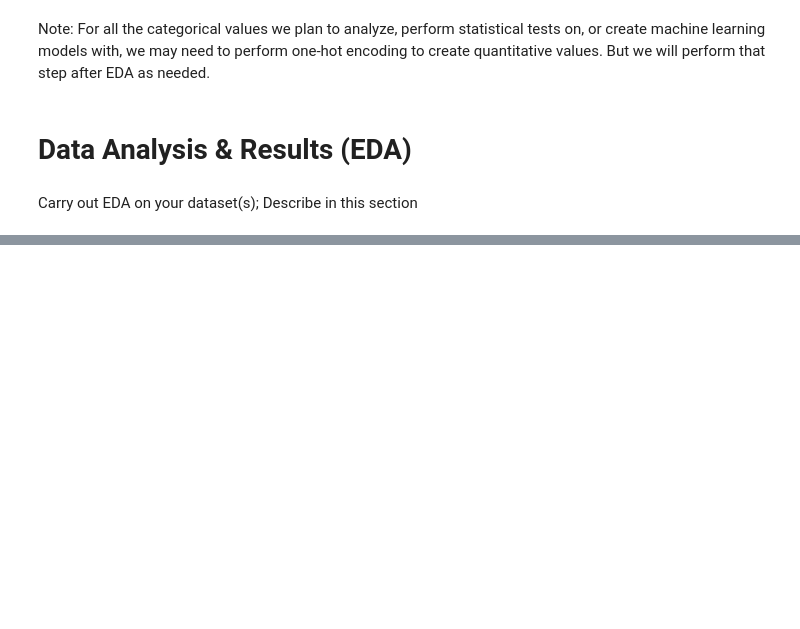
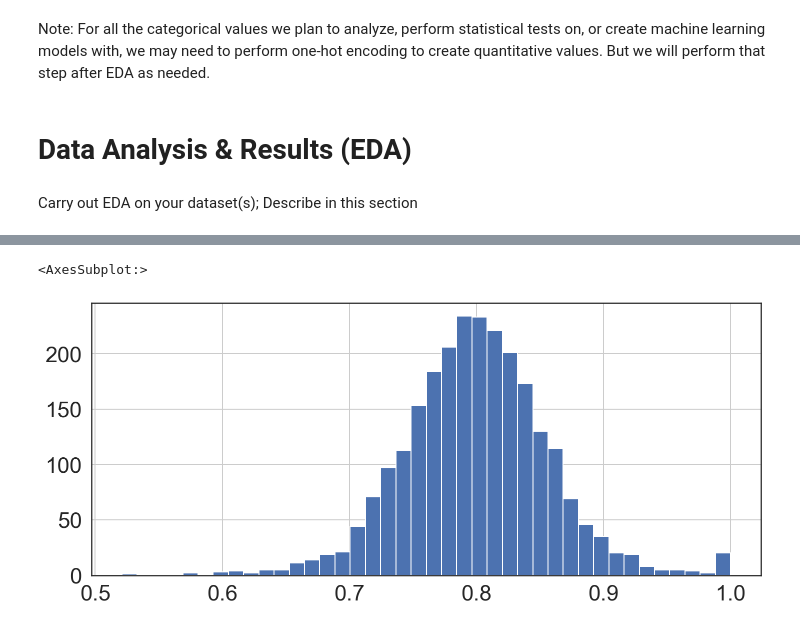
Before and after one commit to jjoycehu/pred-box-office, a Jupyter notebook: EDACheckpointGroup_078-Fa22.ipynb, the cells around one changed output, grey strips where cells are left out. Drawn from its saved outputs; the diff is of its cells as text; code cells hidden in the pictures; blank space fills up the shorter version.

```diff
--- a/EDACheckpointGroup_078-Fa22.ipynb
+++ b/EDACheckpointGroup_078-Fa22.ipynb
@@ -476,0 +487,5 @@ Carry out EDA on your dataset(s); Describe in this section
+# %%
+df['VADER neutral'].hist(bins=40)
+# %% [output]
+<AxesSubplot:>
+[figure, added]
```
Also changed, not shown: parts of 15 cells of this notebook, 1 other file.
